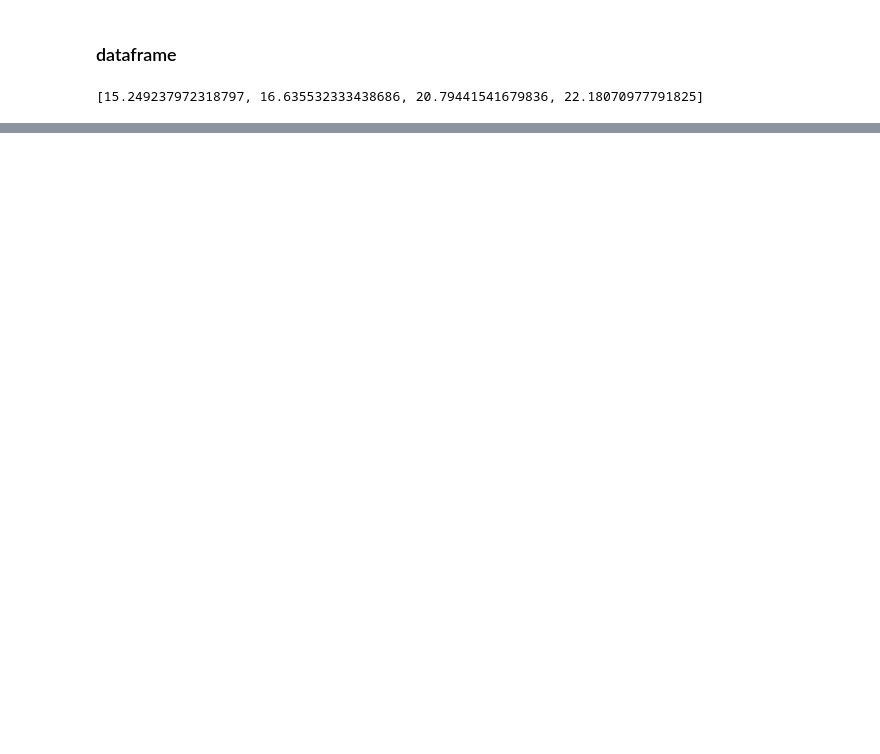
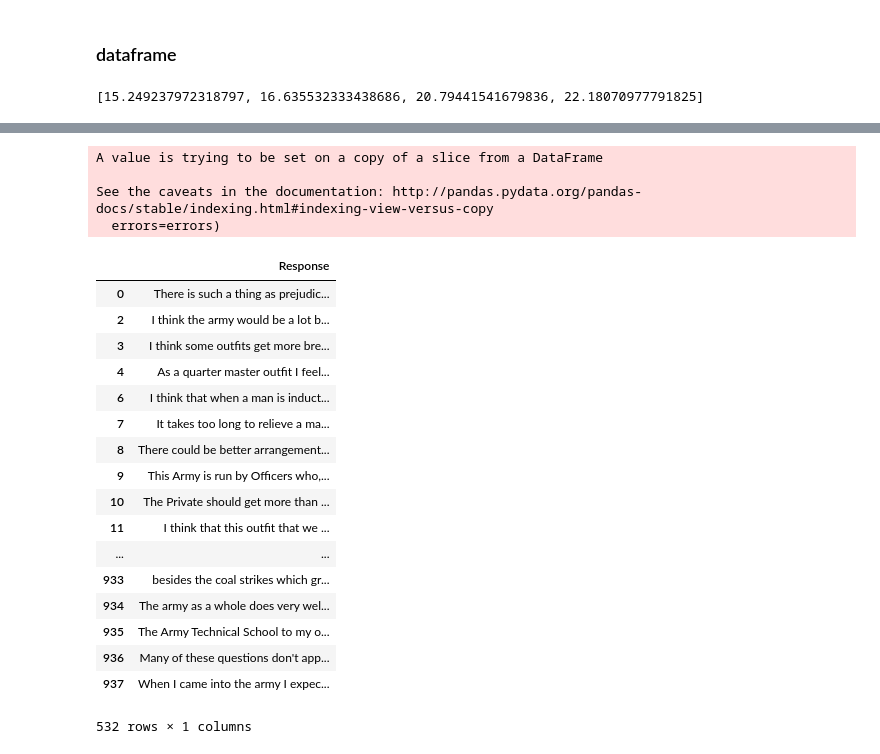
Before and after one commit to amos3vt/ASWW2, a Jupyter notebook: scripts/survey64_spectral(4).ipynb, the cells around one changed output, grey strips where cells are left out. Cells and saved outputs as stored; diff of their text form; code cells hidden in the pictures; blank space fills up the shorter version.

```diff
--- a/scripts/survey64_spectral(4).ipynb
+++ b/scripts/survey64_spectral(4).ipynb
@@ -222,0 +223,30 @@ dictionary
+# %%
+is_0 = first['Cluster'] == 0
+cluster_0 = first[is_0]
+
+# Drop unnecessary columns
+cluster_0.drop(columns=['Embedding', 'Cluster','bag'], inplace=True)
+cluster_0
+# %% [output]
+A value is trying to be set on a copy of a slice from a DataFrame
+
+See the caveats in the documentation: http://pandas.pydata.org/pandas-docs/stable/indexing.html#indexing-view-versus-copy
+  errors=errors)
+|  | Response |
+| 0 | There is such a thing as prejudic... |
+| 2 | I think the army would be a lot b... |
+| 3 | I think some outfits get more bre... |
+| 4 | As a quarter master outfit I feel... |
+| 6 | I think that when a man is induct... |
+| 7 | It takes too long to relieve a ma... |
+| 8 | There could be better arrangement... |
+| 9 | This Army is run by Officers who,... |
+| 10 | The Private should get more than ... |
+| 11 | I think that this outfit that we ... |
+| ... | ... |
+| 933 | besides the coal strikes which gr... |
+| 934 | The army as a whole does very wel... |
+| 935 | The Army Technical School to my o... |
+| 936 | Many of these questions don't app... |
+| 937 | When I came into the army I expec... |
+532 rows × 1 columns
```
Also changed, not shown: parts of 17 cells of this notebook.
